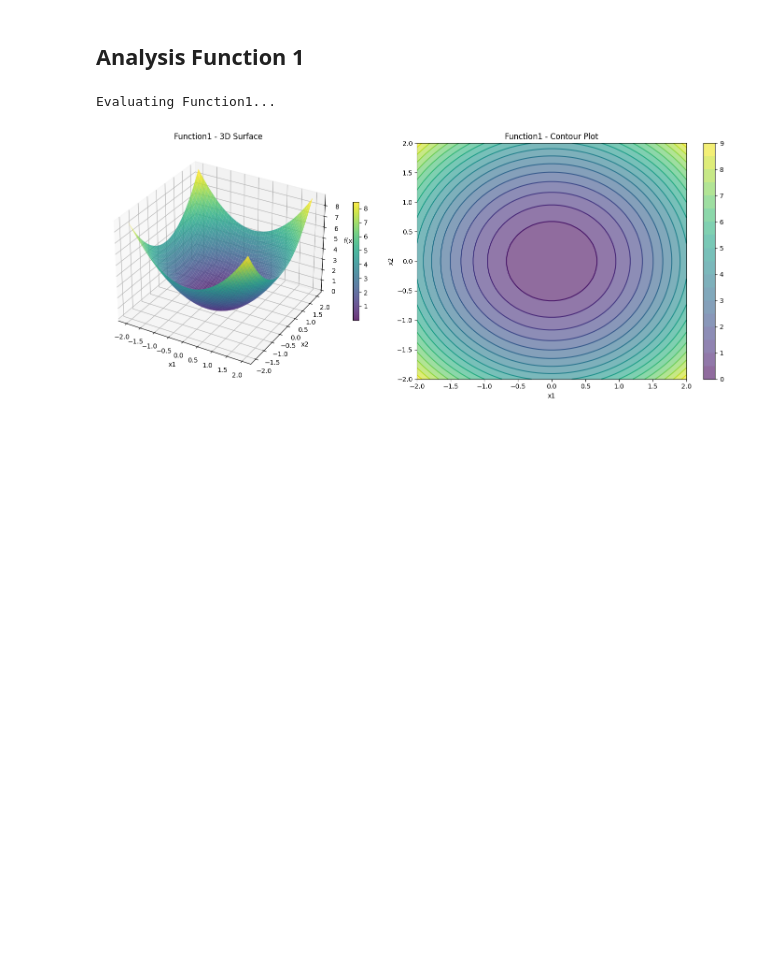
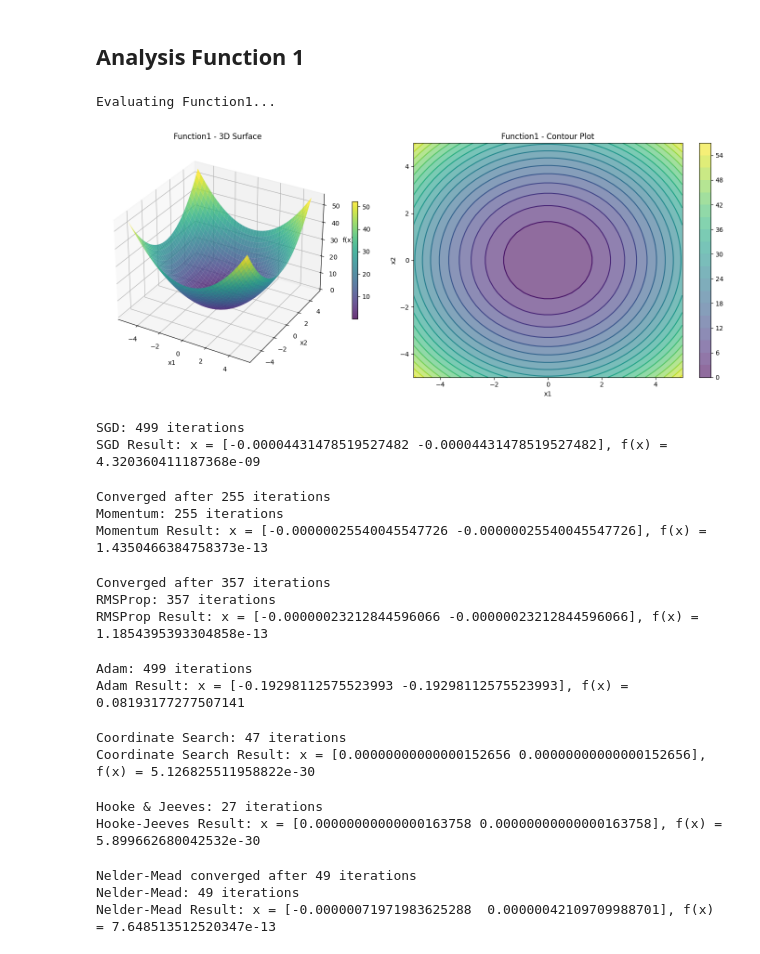
Before and after one commit to SimonLuttmann/odm_group11, a Jupyter notebook: sheet2/analysis/function1.ipynb, the cells around one changed output. Drawn from its saved outputs; the diff is of its cells as text; code cells hidden in the pictures; blank space fills up the shorter version.

```diff
--- a/sheet2/analysis/function1.ipynb
+++ b/sheet2/analysis/function1.ipynb
@@ -50,40 +54,43 @@ def evaluate_on_grid(bb, objective, X, Y):
             Z[i, j] = bb.evaluate(objective, [X[i, j], Y[i, j]])
     return Z
 # %%
-x_range = (-2, 2)
-y_range = (-2, 2)
-resolution = 50
+x_range = (-5, 5)
+y_range = (-5, 5)
+resolution = 40
 
 # Create grid
 X, Y = create_grid(x_range, y_range, resolution)
 
 # Evaluate function on grid
 print(f"Evaluating {current_function}...")
 Z = evaluate_on_grid(bb, current_function, X, Y)
+
+# Save the data for later use
+grid_data = {'X': X, 'Y': Y, 'Z': Z}
 
 # Create figure with two subplots
 fig = plt.figure(figsize=(15, 6))
 
 # 3D surface plot
 ax1 = fig.add_subplot(1, 2, 1, projection='3d')
 surf = ax1.plot_surface(X, Y, Z, cmap=cm.viridis, alpha=0.8, antialiased=True)
 ax1.set_xlabel('x1')
 ax1.set_ylabel('x2')
 ax1.set_zlabel('f(x)')
 ax1.set_title(f'{current_function} - 3D Surface')
 fig.colorbar(surf, ax=ax1, shrink=0.5)
 
 # Contour plot
 ax2 = fig.add_subplot(1, 2, 2)
 contour = ax2.contour(X, Y, Z, levels=20, cmap='viridis')
 contourf = ax2.contourf(X, Y, Z, levels=20, cmap='viridis', alpha=0.6)
 ax2.set_xlabel('x1')
 ax2.set_ylabel('x2')
 ax2.set_title(f'{current_function} - Contour Plot')
 fig.colorbar(contourf, ax=ax2)
 
 plt.tight_layout()
 plt.show()
 # %% [output]
 Evaluating Function1...
-[figure, old version]
+[figure, new version]
@@ -89,0 +103,52 @@ Evaluating Function1...
+# %%
+# SGD
+x_sgd, history_sgd = sgd(bb, current_function, x0, learning_rate=0.01, max_iter=500)
+print(f"SGD Result: x = {x_sgd}, f(x) = {bb.evaluate(current_function, x_sgd.tolist())}")
+# %% [output]
+SGD: 499 iterations
+SGD Result: x = [-0.00004431478519527482 -0.00004431478519527482], f(x) = 4.320360411187368e-09
+# %%
+# Momentum
+x_momentum, history_momentum = momentum(bb, current_function, x0, learning_rate=0.01, beta=0.9, max_iter=500)
+print(f"Momentum Result: x = {x_momentum}, f(x) = {bb.evaluate(current_function, x_momentum.tolist())}")
+# %% [output]
+Converged after 255 iterations
+Momentum: 255 iterations
+Momentum Result: x = [-0.00000025540045547726 -0.00000025540045547726], f(x) = 1.4350466384758373e-13
+# %%
+# RMSProp
+x_rmsprop, history_rmsprop = rmsprop(bb, current_function, x0, learning_rate=0.01, beta=0.9, max_iter=500)
+print(f"RMSProp Result: x = {x_rmsprop}, f(x) = {bb.evaluate(current_function, x_rmsprop.tolist())}")
+# %% [output]
+Converged after 357 iterations
+RMSProp: 357 iterations
+RMSProp Result: x = [-0.00000023212844596066 -0.00000023212844596066], f(x) = 1.1854395393304858e-13
+# %%
+# Adam
+x_adam, history_adam = adam(bb, current_function, x0, learning_rate=0.01, beta1=0.9, beta2=0.999, max_iter=500)
+print(f"Adam Result: x = {x_adam}, f(x) = {bb.evaluate(current_function, x_adam.tolist())}")
+# %% [output]
+Adam: 499 iterations
+Adam Result: x = [-0.19298112575523993 -0.19298112575523993], f(x) = 0.08193177277507141
+# %%
+# Coordinate Search
+x_coord_search, history_coord_search = coordinate_search(bb, current_function, x0, max_iter=500)
+print(f"Coordinate Search Result: x = {x_coord_search}, f(x) = {bb.evaluate(current_function, x_coord_search.tolist())}")
+# %% [output]
+Coordinate Search: 47 iterations
+Coordinate Search Result: x = [0.00000000000000152656 0.00000000000000152656], f(x) = 5.126825511958822e-30
+# %%
+# Hooke-Jeeves
+x_hooke_jeeves, history_hooke_jeeves = hooke_jeeves(bb, current_function, x0, step_size=0.1, reduction_factor=0.5, max_iter=500)
+print(f"Hooke-Jeeves Result: x = {x_hooke_jeeves}, f(x) = {bb.evaluate(current_function, x_hooke_jeeves.tolist())}")
+# %% [output]
+Hooke & Jeeves: 27 iterations
+Hooke-Jeeves Result: x = [0.00000000000000163758 0.00000000000000163758], f(x) = 5.899662680042532e-30
+# %%
+# Nelder-Mead
+x_nelder_mead, history_nelder_mead = nelder_mead(bb, current_function, x0, max_iter=500)
+print(f"Nelder-Mead Result: x = {x_nelder_mead}, f(x) = {bb.evaluate(current_function, x_nelder_mead.tolist())}")
+# %% [output]
+Nelder-Mead converged after 49 iterations
+Nelder-Mead: 49 iterations
+Nelder-Mead Result: x = [-0.00000071971983625288  0.00000042109709988701], f(x) = 7.648513512520347e-13
```
Also changed, not shown: parts of 6 cells of this notebook, 6 other files.
